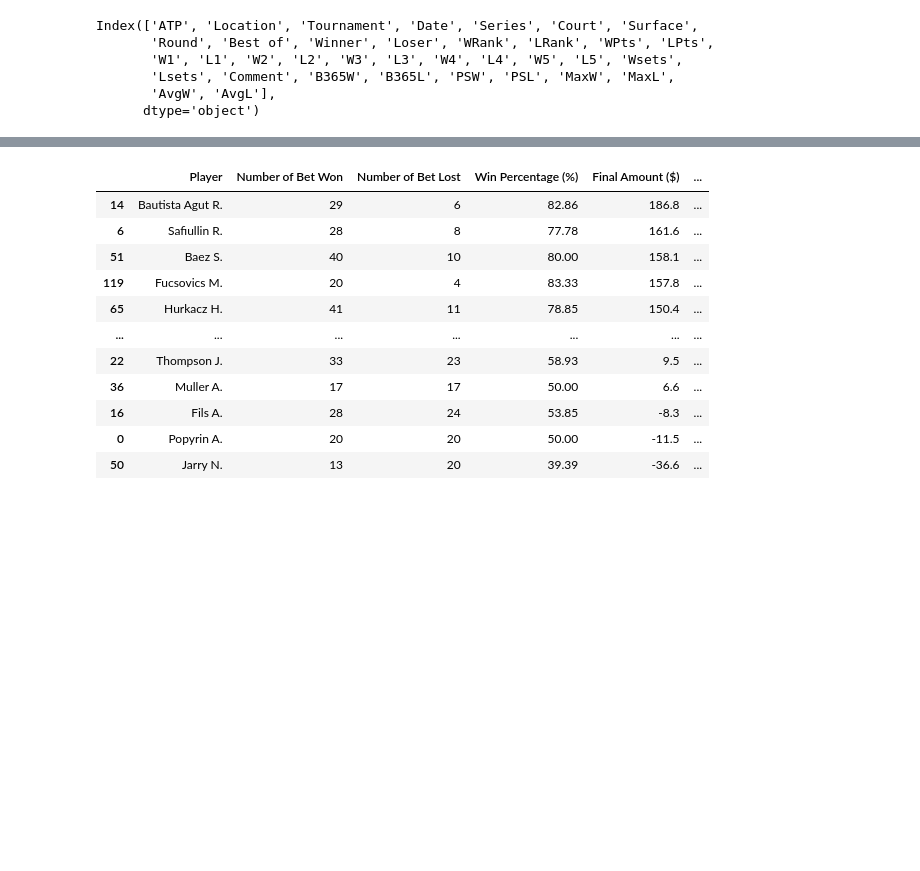
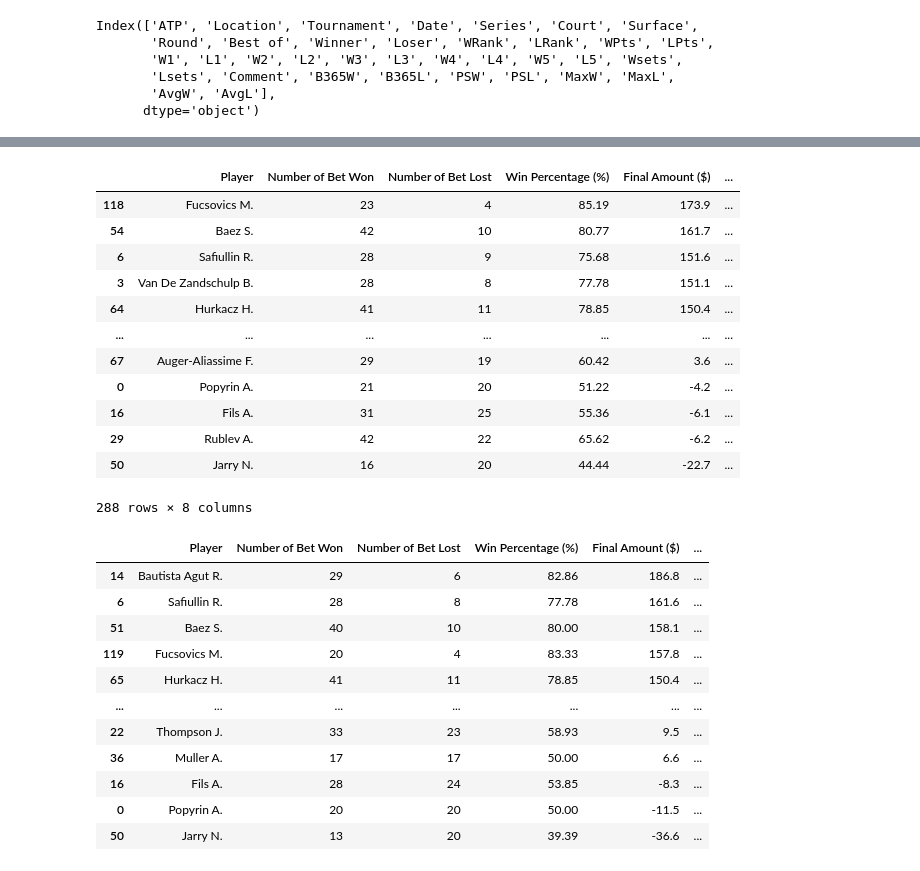
Before and after one commit to zediogocastro/smart-tennis-bet, a Jupyter notebook: simple_analytics.ipynb, the cells around one changed output, grey strips where cells are left out. Saved outputs shown, nothing was run; the diff lists cells and outputs as text; code cells hidden in the pictures; blank space fills up the shorter version.

```diff
--- a/simple_analytics.ipynb
+++ b/simple_analytics.ipynb
@@ -329,3 +222,21 @@ for player in players:
+# %%
+summary_df = simulate_by_player(df, INITIAL_VALUE, BET_AMOUNT)
+# %%
+summary_df.sort_values("Net Gain/Loss ($)",ascending=False)
+# %% [output]
+|  | Player | Number of Bet Won | Number of Bet Lost | Win Percentage (%) | Final Amount ($) | ... |
+| 118 | Fucsovics M. | 23 | 4 | 85.19 | 173.9 | ... |
+| 54 | Baez S. | 42 | 10 | 80.77 | 161.7 | ... |
+| 6 | Safiullin R. | 28 | 9 | 75.68 | 151.6 | ... |
+| 3 | Van De Zandschulp B. | 28 | 8 | 77.78 | 151.1 | ... |
+| 64 | Hurkacz H. | 41 | 11 | 78.85 | 150.4 | ... |
+| ... | ... | ... | ... | ... | ... | ... |
+| 67 | Auger-Aliassime F. | 29 | 19 | 60.42 | 3.6 | ... |
+| 0 | Popyrin A. | 21 | 20 | 51.22 | -4.2 | ... |
+| 16 | Fils A. | 31 | 25 | 55.36 | -6.1 | ... |
+| 29 | Rublev A. | 42 | 22 | 65.62 | -6.2 | ... |
+| 50 | Jarry N. | 16 | 20 | 44.44 | -22.7 | ... |
+288 rows × 8 columns
 # %%
 # Create a summary DataFrame
 summary_df = pd.DataFrame(results_summary)
```
Also changed, not shown: parts of 15 cells of this notebook, 8 other files.
